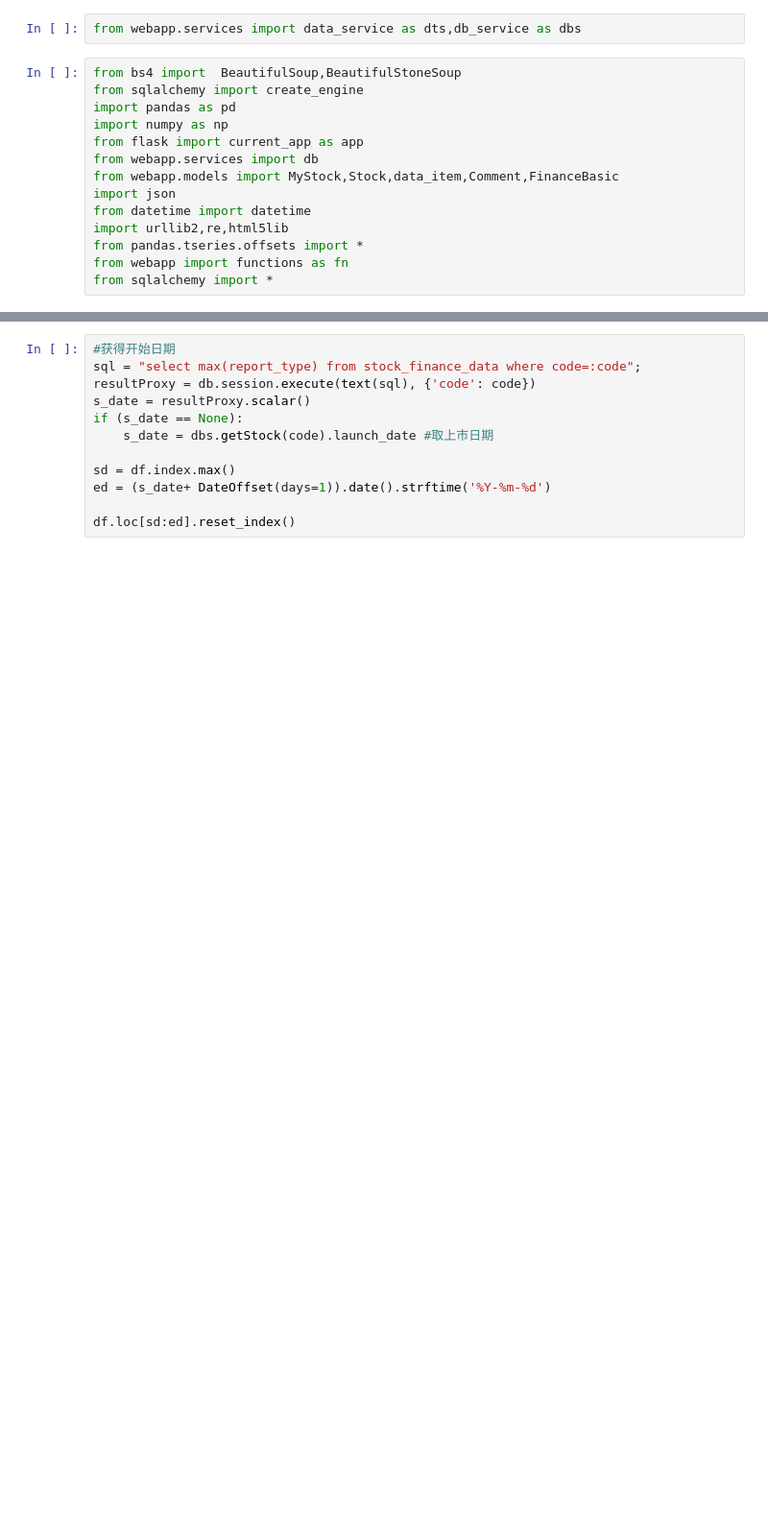
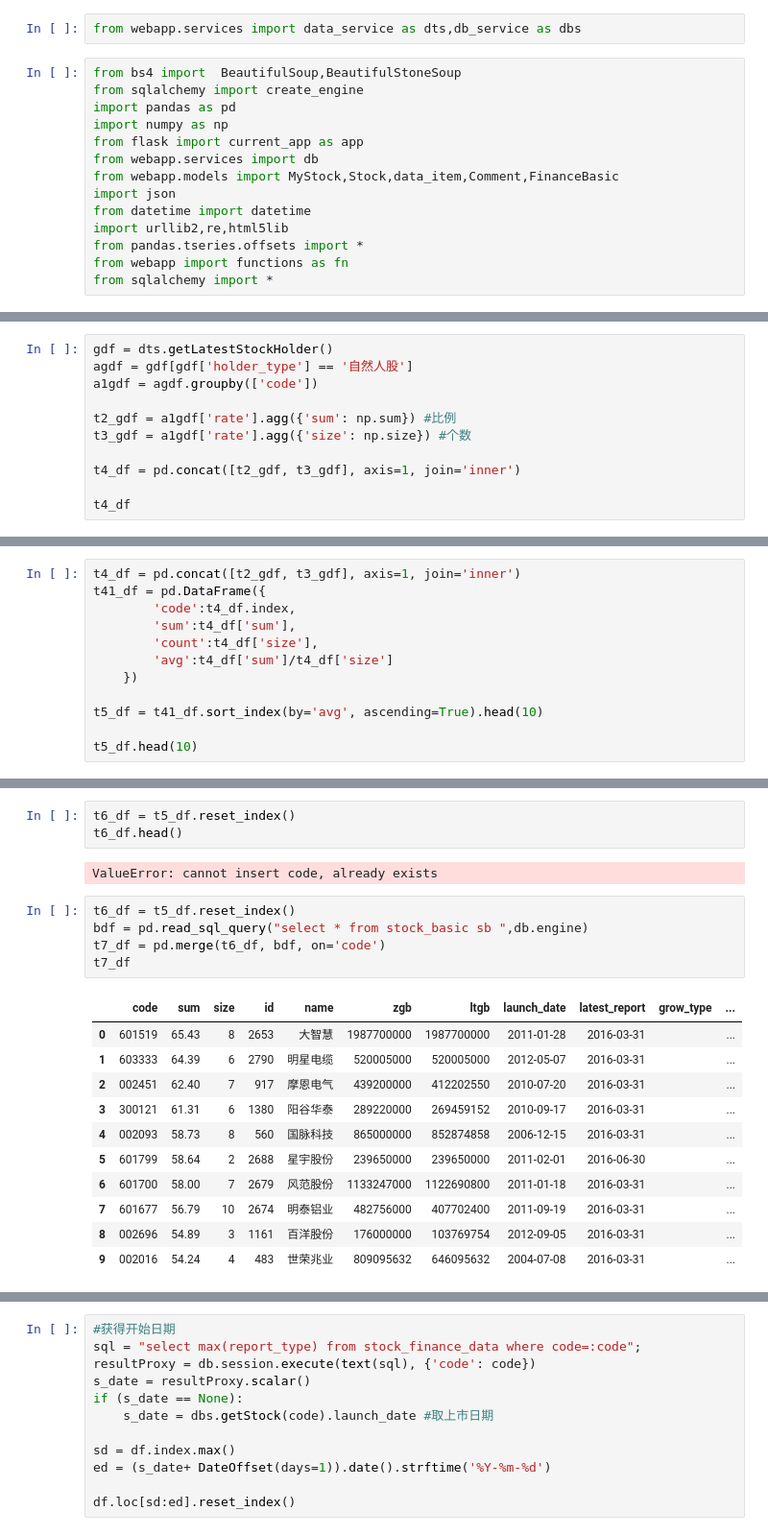
Before and after one commit to myfreshcity/mystock, a Jupyter notebook: Untitled1.ipynb, the cells around one changed output, grey strips where cells are left out. Shown at 96% size. Cells and saved outputs as stored; diff of their text form; blank space fills up the shorter version.

```diff
--- a/Untitled1.ipynb
+++ b/Untitled1.ipynb
@@ -134,0 +103,11 @@ df1.head(10)
+# %%
+gdf = dts.getLatestStockHolder()
+agdf = gdf[gdf['holder_type'] == '自然人股']
+a1gdf = agdf.groupby(['code'])
+
+t2_gdf = a1gdf['rate'].agg({'sum': np.sum}) #比例
+t3_gdf = a1gdf['rate'].agg({'size': np.size}) #个数
+
+t4_df = pd.concat([t2_gdf, t3_gdf], axis=1, join='inner')
+
+t4_df
@@ -134,0 +134,12 @@ df1.head(10)
+# %%
+t4_df = pd.concat([t2_gdf, t3_gdf], axis=1, join='inner')
+t41_df = pd.DataFrame({
+        'code':t4_df.index,
+        'sum':t4_df['sum'],
+        'count':t4_df['size'],
+        'avg':t4_df['sum']/t4_df['size']
+    })
+
+t5_df = t41_df.sort_index(by='avg', ascending=True).head(10)
+
+t5_df.head(10)
@@ -135 +159,23 @@ df1.head(10)
+# %%
+t6_df = t5_df.reset_index()
+t6_df.head()
+# %% [output]
+ValueError: cannot insert code, already exists
+# %%
+t6_df = t5_df.reset_index()
+bdf = pd.read_sql_query("select * from stock_basic sb ",db.engine)
+t7_df = pd.merge(t6_df, bdf, on='code')
+t7_df
+# %% [output]
+|  | code | sum | size | id | name | zgb | ltgb | launch_date | latest_report | grow_type | ... |
+| 0 | 601519 | 65.43 | 8 | 2653 | 大智慧 | 1987700000 | 1987700000 | 2011-01-28 | 2016-03-31 |  | ... |
+| 1 | 603333 | 64.39 | 6 | 2790 | 明星电缆 | 520005000 | 520005000 | 2012-05-07 | 2016-03-31 |  | ... |
+| 2 | 002451 | 62.40 | 7 | 917 | 摩恩电气 | 439200000 | 412202550 | 2010-07-20 | 2016-03-31 |  | ... |
+| 3 | 300121 | 61.31 | 6 | 1380 | 阳谷华泰 | 289220000 | 269459152 | 2010-09-17 | 2016-03-31 |  | ... |
+| 4 | 002093 | 58.73 | 8 | 560 | 国脉科技 | 865000000 | 852874858 | 2006-12-15 | 2016-03-31 |  | ... |
+| 5 | 601799 | 58.64 | 2 | 2688 | 星宇股份 | 239650000 | 239650000 | 2011-02-01 | 2016-06-30 |  | ... |
+| 6 | 601700 | 58.00 | 7 | 2679 | 风范股份 | 1133247000 | 1122690800 | 2011-01-18 | 2016-03-31 |  | ... |
+| 7 | 601677 | 56.79 | 10 | 2674 | 明泰铝业 | 482756000 | 407702400 | 2011-09-19 | 2016-03-31 |  | ... |
+| 8 | 002696 | 54.89 | 3 | 1161 | 百洋股份 | 176000000 | 103769754 | 2012-09-05 | 2016-03-31 |  | ... |
+| 9 | 002016 | 54.24 | 4 | 483 | 世荣兆业 | 809095632 | 646095632 | 2004-07-08 | 2016-03-31 |  | ... |
 # %%
```
Also changed, not shown: parts of 25 cells of this notebook, 9 other files.
